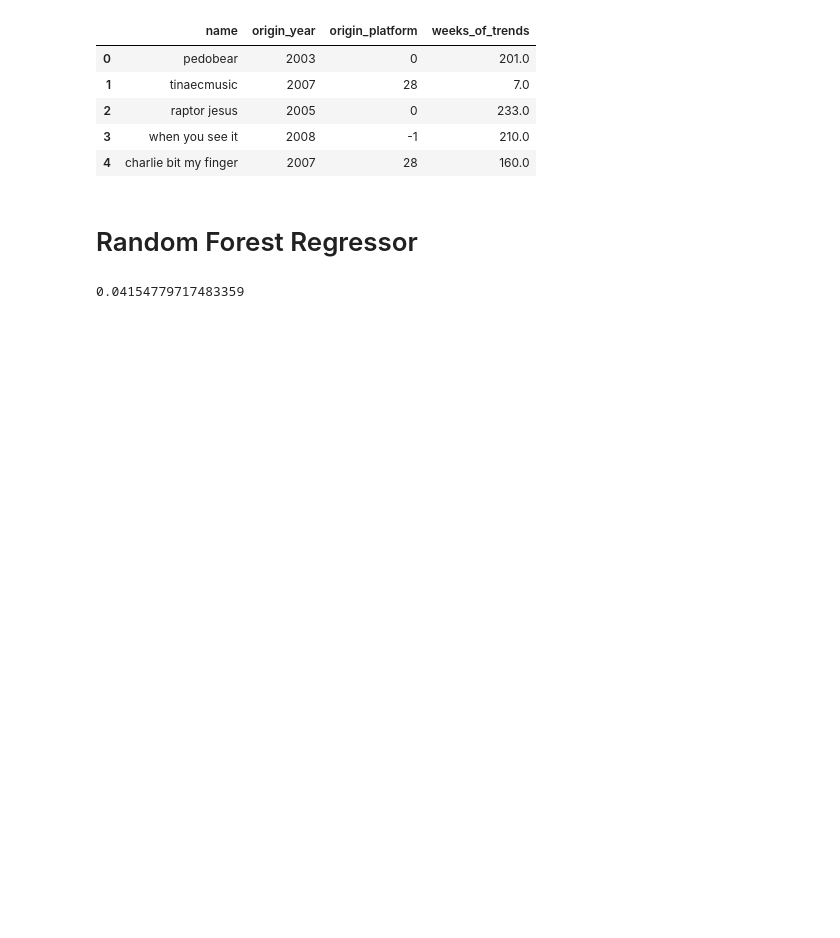
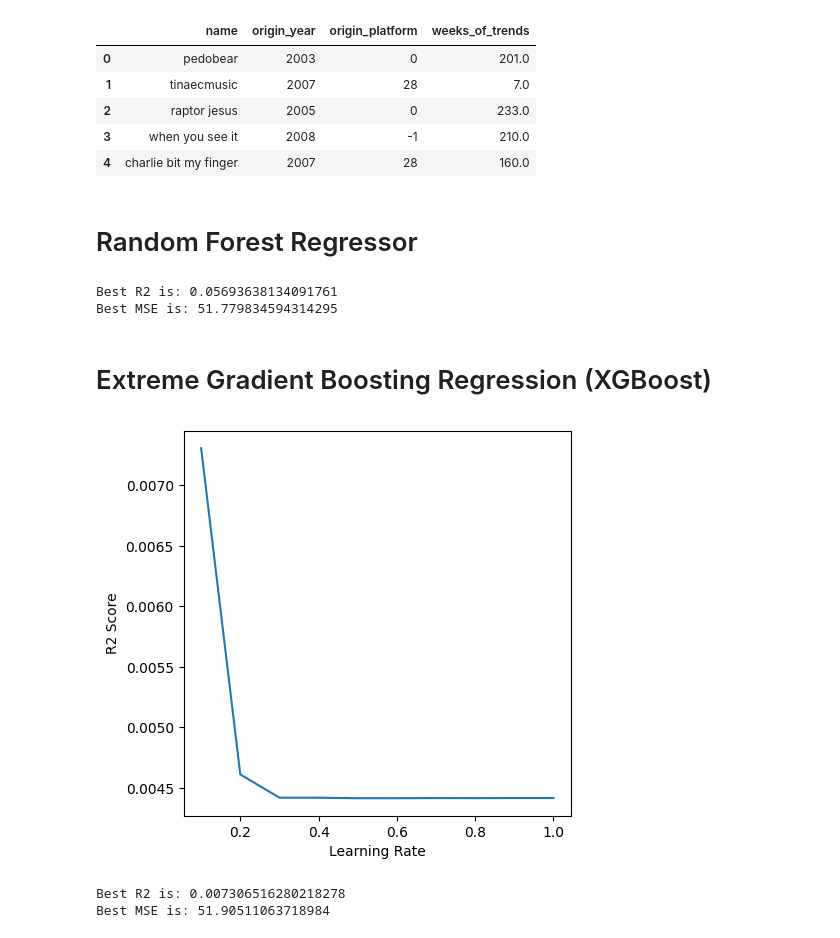
Before and after one commit to batuhanozkaya-bo/Company-Policies-And-Meme-Inflation, a Jupyter notebook: Machine_Learning/Machine_Learning.ipynb, the cells around one changed output. Drawn from its saved outputs; the diff is of its cells as text; code cells hidden in the pictures; blank space fills up the shorter version.

```diff
--- a/Machine_Learning/Machine_Learning.ipynb
+++ b/Machine_Learning/Machine_Learning.ipynb
@@ -49,14 +51,15 @@ from sklearn.metrics import mean_absolute_error, r2_score
 
 
 
-X=df_clean[["origin_year","origin_platform"]]
-y=np.log1p(df_clean['weeks_of_trends'])
+X=df_clean[["origin_year"]]
+y=df_clean['weeks_of_trends']
 
 X_train, X_test, y_train, y_test= train_test_split(X,y,test_size=0.2,random_state=42)
 
 #We need to find the best number of estimators and maxiumum depth parameters of random forest model
-"""
+
 max_r2=0
+min_MSE=10000
 for n_estimator in range(90,120):
   for depth in range(1,11):
     model=RandomForestRegressor(n_estimators=n_estimator,max_depth=depth,random_state=42)
@@ -64,15 +67,58 @@ for n_estimator in range(90,120):
     prediction=model.predict(X_test)
 
     current_r2=r2_score(y_test,prediction)
+    current_MSE=mean_absolute_error(y_test,prediction)
     if current_r2>max_r2:
       max_r2=current_r2
+      min_MSE=current_MSE
       best_model=model
-"""
-model=RandomForestRegressor(n_estimators=30,max_depth=2,random_state=42)
-model.fit(X_train,y_train)
-prediction=model.predict(X_test)
 
-print(r2_score(y_test,prediction))
-#print("Best R2 is:",max_r2)
+
+print("Best R2 is:",max_r2)
+print("Best MSE is:", min_MSE)
 # %% [output]
-0.04154779717483359
+Best R2 is: 0.05693638134091761
+Best MSE is: 51.779834594314295
+# %% [markdown]
+# Extreme Gradient Boosting Regression (XGBoost)
+# %%
+import xgboost as xgb
+
+#we got the X and y from previous code block
+
+X_train, X_test, y_train, y_test= train_test_split(X,y,test_size=0.2,random_state=42)
+
+max_r2=0
+min_MSE=10000
+r2_list=[]
+learning_rate_list=[0.1,0.2,0.3,0.4,0.5,0.6,0.7,0.8,0.9,1]
+for rate in learning_rate_list:
+  model=xgb.XGBRegressor(n_estimators=100,learning_rate=rate,max_depth=5,random_state=42)
+  model.fit(X_train,y_train)
+  prediction=model.predict(X_test)
+
+  current_r2=r2_score(y_test,prediction)
+  current_MSE=mean_absolute_error(y_test,prediction)
+
+  r2_list.append(current_r2)
+  if current_r2>max_r2:
+    max_r2=current_r2
+    min_MSE=current_MSE
+    best_model=model
+
+
+
+fig,ax=plt.subplots(figsize=(5,5))
+
+ax.plot(learning_rate_list,r2_list)
+
+plt.xlabel("Learning Rate")
+plt.ylabel("R2 Score")
+plt.show()
+
+print("Best R2 is:",max_r2)
+print("Best MSE is:", min_MSE)
+# %% [output]
+[figure, added]
+Best R2 is: 0.007306516280218278
+Best MSE is: 51.90511063718984
```
Also changed, not shown: parts of 1 cell of this notebook, 3 other files.
